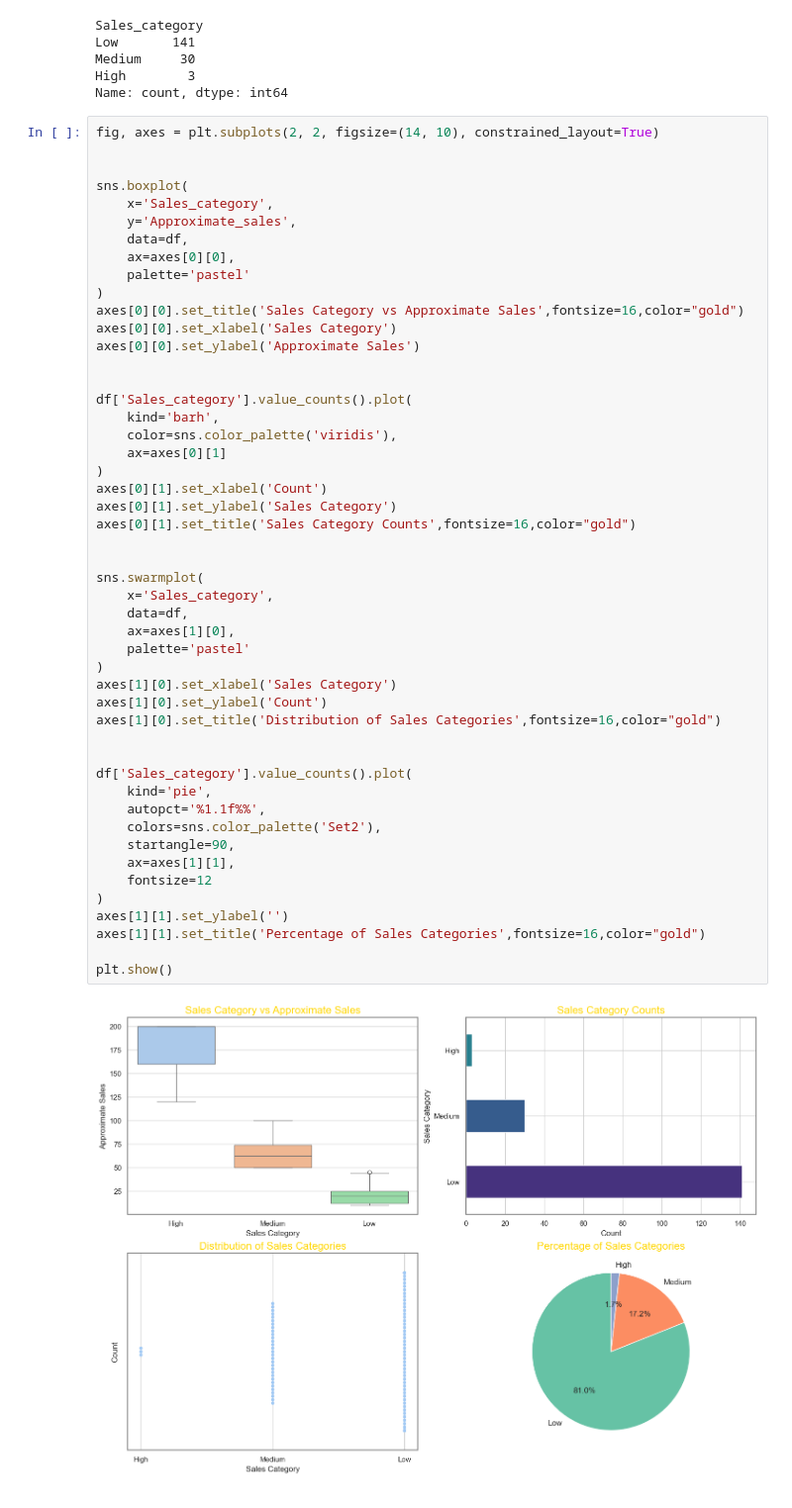
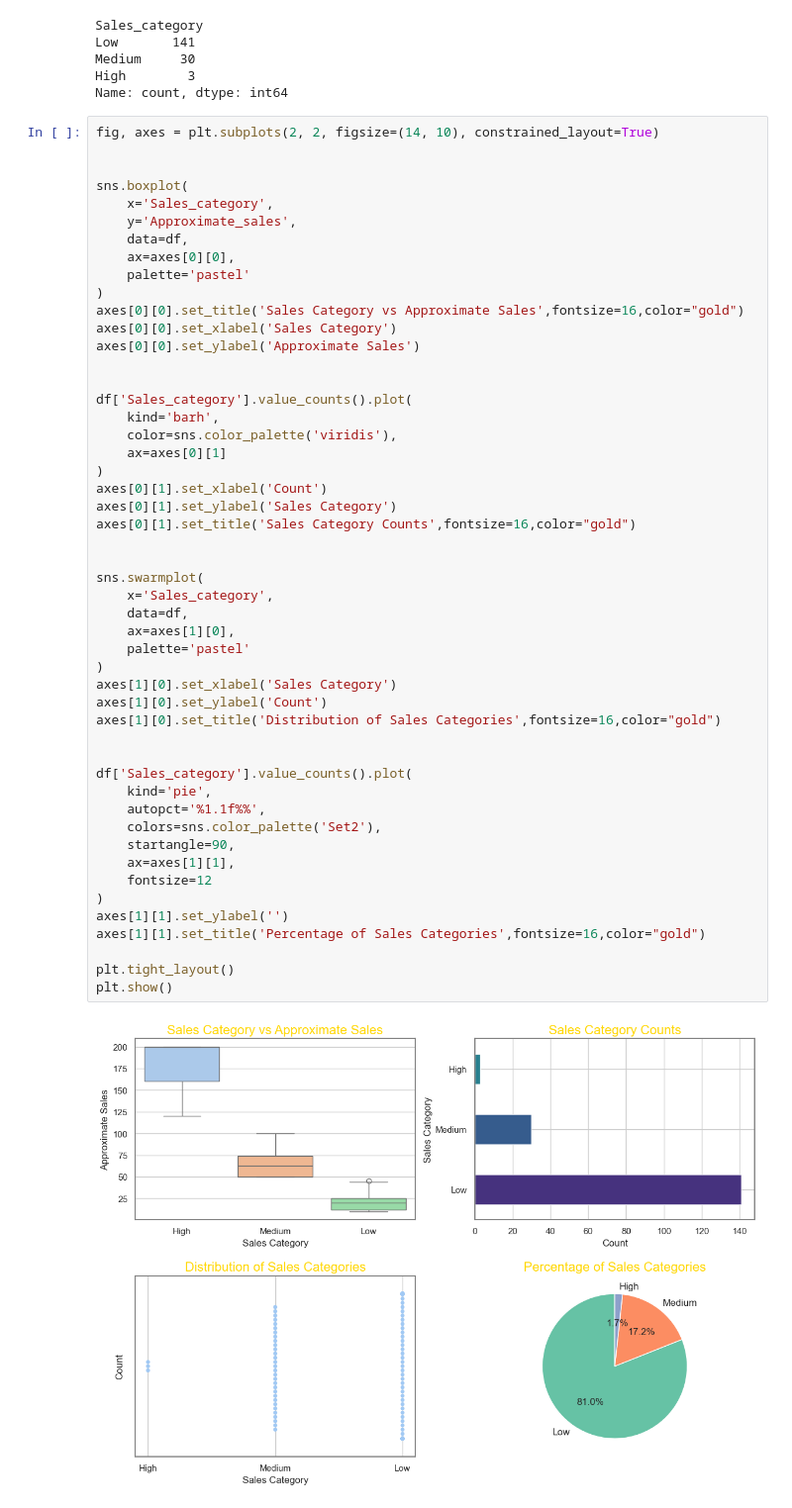
Before and after one commit to FatmagulKadioglu/Exploring-Trends-In-Global-Book-Sales, a Jupyter notebook: Best_Selling_Books.ipynb, the cells around one changed output. Shown at 99% size. Drawn from its saved outputs; the diff is of its cells as text.

```diff
--- a/Best_Selling_Books.ipynb
+++ b/Best_Selling_Books.ipynb
@@ -444,31 +470,32 @@ df['Sales_category'].value_counts().plot(
 )
 axes[0][1].set_xlabel('Count')
 axes[0][1].set_ylabel('Sales Category')
 axes[0][1].set_title('Sales Category Counts',fontsize=16,color="gold")
 
 
 sns.swarmplot(
     x='Sales_category',
     data=df,
     ax=axes[1][0],
     palette='pastel'
 )
 axes[1][0].set_xlabel('Sales Category')
 axes[1][0].set_ylabel('Count')
 axes[1][0].set_title('Distribution of Sales Categories',fontsize=16,color="gold")
 
 
 df['Sales_category'].value_counts().plot(
     kind='pie',
     autopct='%1.1f%%',
     colors=sns.color_palette('Set2'),
     startangle=90,
     ax=axes[1][1],
     fontsize=12
 )
 axes[1][1].set_ylabel('')
 axes[1][1].set_title('Percentage of Sales Categories',fontsize=16,color="gold")
 
+plt.tight_layout()
 plt.show()
 # %% [output]
-[figure, old version]
+[figure, new version]
```
Also changed, not shown: parts of 6 cells of this notebook.
